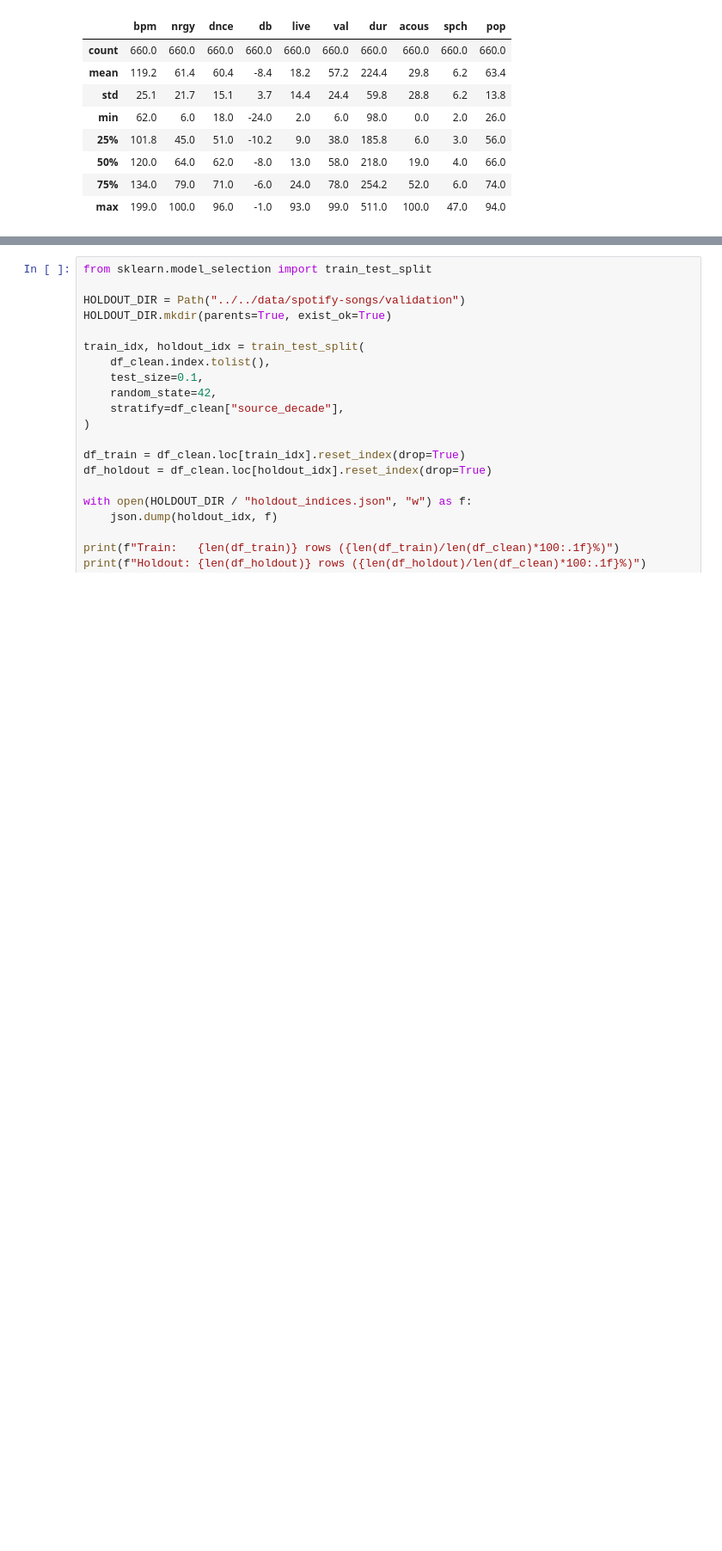
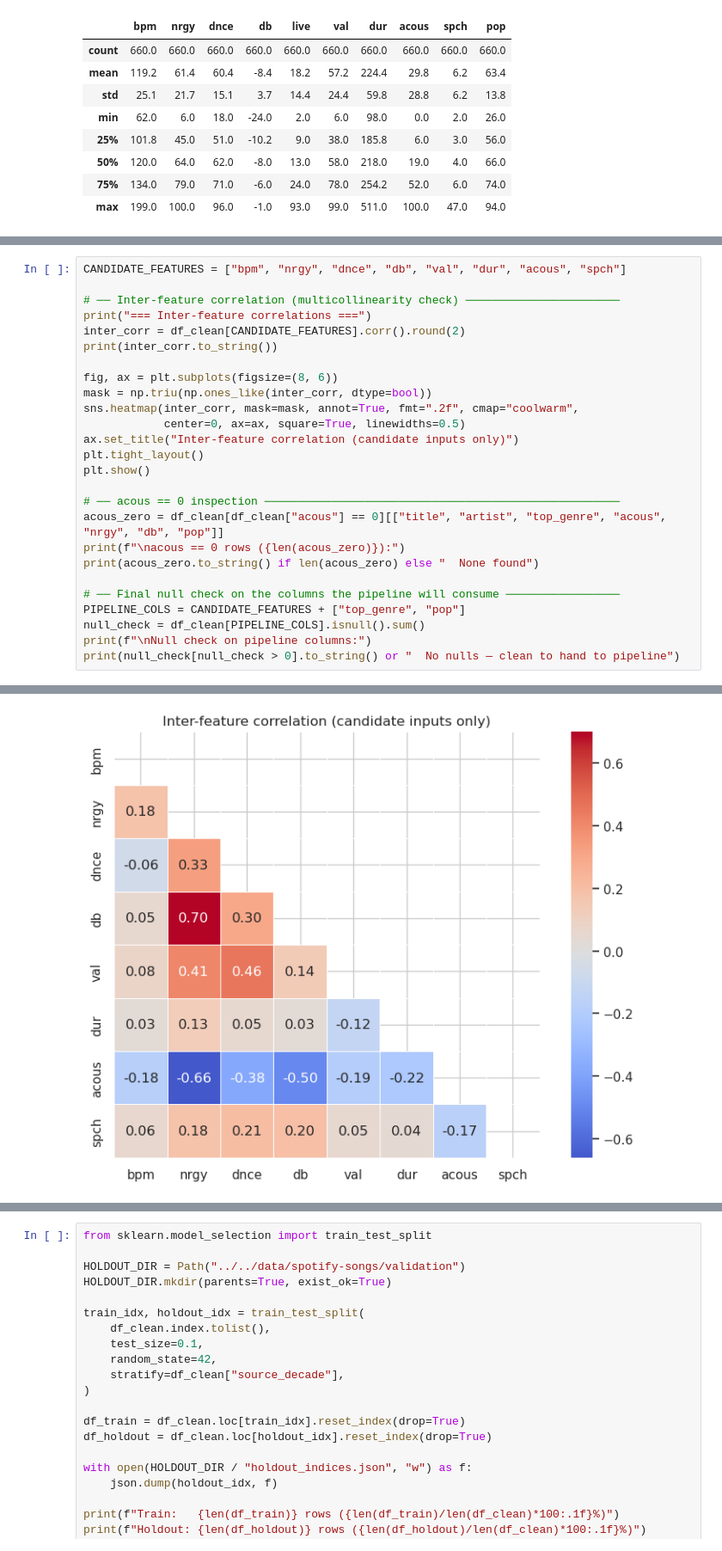
Before and after one commit to nathanorm/stats-notebook, a Jupyter notebook: notebooks/machine-learning/01-ml-tasks.ipynb, the cells around one changed output, grey strips where cells are left out. Shown at 86% size. Cells and saved outputs as stored; diff of their text form; blank space fills up the shorter version.

Commit message:
wip: finalise plan

```diff
--- a/notebooks/machine-learning/01-ml-tasks.ipynb
+++ b/notebooks/machine-learning/01-ml-tasks.ipynb
@@ -347,0 +352,27 @@ Final clean shape: (660, 16)
+# %%
+CANDIDATE_FEATURES = ["bpm", "nrgy", "dnce", "db", "val", "dur", "acous", "spch"]
+
+# ── Inter-feature correlation (multicollinearity check) ───────────────────────
+print("=== Inter-feature correlations ===")
+inter_corr = df_clean[CANDIDATE_FEATURES].corr().round(2)
+print(inter_corr.to_string())
+
+fig, ax = plt.subplots(figsize=(8, 6))
+mask = np.triu(np.ones_like(inter_corr, dtype=bool))
+sns.heatmap(inter_corr, mask=mask, annot=True, fmt=".2f", cmap="coolwarm",
+            center=0, ax=ax, square=True, linewidths=0.5)
+ax.set_title("Inter-feature correlation (candidate inputs only)")
+plt.tight_layout()
+plt.show()
+
+# ── acous == 0 inspection ─────────────────────────────────────────────────────
+acous_zero = df_clean[df_clean["acous"] == 0][["title", "artist", "top_genre", "acous", "nrgy", "db", "pop"]]
+print(f"\nacous == 0 rows ({len(acous_zero)}):")
+print(acous_zero.to_string() if len(acous_zero) else "  None found")
+
+# ── Final null check on the columns the pipeline will consume ─────────────────
+PIPELINE_COLS = CANDIDATE_FEATURES + ["top_genre", "pop"]
+null_check = df_clean[PIPELINE_COLS].isnull().sum()
+print(f"\nNull check on pipeline columns:")
+print(null_check[null_check > 0].to_string() or "  No nulls — clean to hand to pipeline")
+# %% [output]
@@ -347,0 +389 @@ Final clean shape: (660, 16)
+[figure, added]
```
Also changed, not shown: parts of 2 cells of this notebook, 1 other file.
